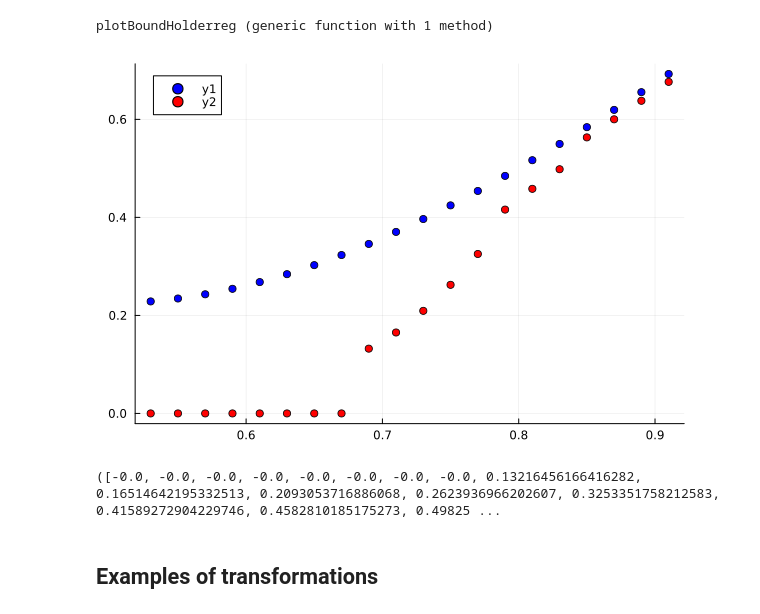
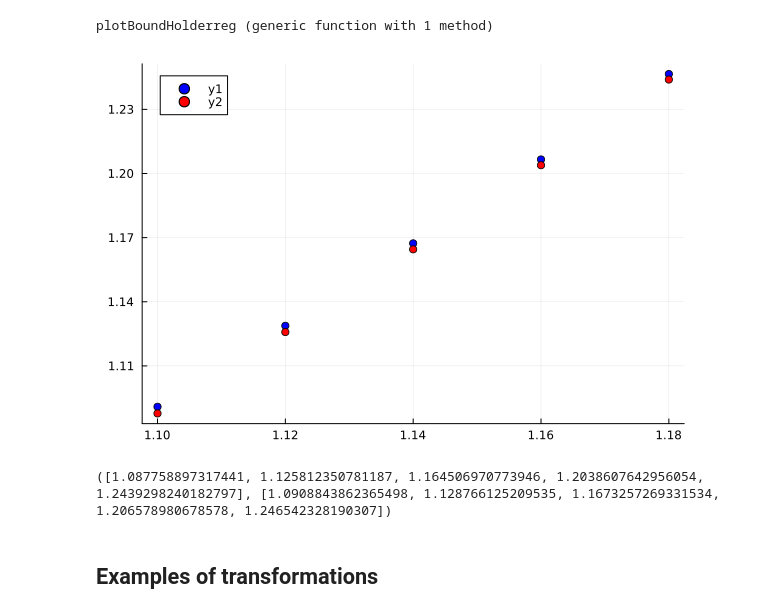
Before and after one commit to thomas-morand/lyapunov-exponent-in-jullia, a Jupyter notebook: arith avec struc.ipynb, the cells around one changed output. Cells and saved outputs as stored; diff of their text form; code cells hidden in the pictures.

```diff
--- a/arith avec struc.ipynb
+++ b/arith avec struc.ipynb
@@ -57,3 +57,21 @@ function FindNK(phi,T,N)
 end
 # %% [output]
 FindNK (generic function with 1 method)
+# %%
+function FindNKv2(phi,T,N)
+    K=Inf
+    x=[interval((i-1)/2^N,i/2^N) for i in 1:2^N]
+    y=[phi.exp(u) for u in x]
+    for NK in 1:8
+        infi=minimum([inf(z) for z in y])
+        if infi>1
+            K=min(K,FindKv2(phi,T,NK,N))
+        end
+        x=[T.image(i) for i in x]
+        y=y.*[phi.exp(u) for u in x]
+    end
+    if K==Inf
+        error("NK not find")
+    end
+    return K
+end
@@ -66,7 +86,7 @@ function FindK(phi,T,NK,N)
         K=(1+K)/2
     end
     if K>=0.9999
-        error("K not find")
+        return error("NK not find")
     end
     return maximum([sup(phi_n(phi,T,x, K, NK)) for x in A])
 end
@@ -451,8 +486,9 @@ function plotBoundHolderreg(phi,T,premierl,pas,nbl,n,N,m,M,nu,Nu,plt)
     upLf=zeros(Float64,nbl)
     for p in 1:nbl
         l=premierl+(p-1)*pas
-        NK=FindNK(phi(l),T,N)
-        K=FindK(phi(l),T,NK,N)
+        "NK=FindNK(phi(l),T,N)
+        K=FindK(phi(l),T,NK,N)"
+        K=FindNKv2(phi(l),T,N)
         li=[interval(i/2^N,(i+1)/2^N) for i in 0:2^N-1]
         Tl=[]
         r=[interval(0,0) for i in 1:2^N]
@@ -487,10 +523,10 @@ end
 # %% [output]
 plotBoundHolderreg (generic function with 1 method)
 # %%
-plotBoundHolderreg(phi1,T1(0),0.53,0.02,20,n,N,m,M,nu,Nu,true)
+plotBoundHolderreg(phi1,T1(e),1.1,0.02,5,n,N,m,M,nu,Nu,true)
 # %% [output]
-[figure, old version]
+[figure, new version]
-([-0.0, -0.0, -0.0, -0.0, -0.0, -0.0, -0.0, -0.0, 0.13216456166416282, 0.16514642195332513, 0.2093053716886068, 0.2623936966202607, 0.3253351758212583, 0.41589272904229746, 0.4582810185175273, 0.49825 ...
+([1.087758897317441, 1.125812350781187, 1.164506970773946, 1.2038607642956054, 1.2439298240182797], [1.0908843862365498, 1.128766125209535, 1.1673257269331534, 1.206578980678578, 1.246542328190307])
 # %% [markdown]
 ## Examples of transformations
 # %%
```
Also changed, not shown: parts of 2 cells of this notebook.
